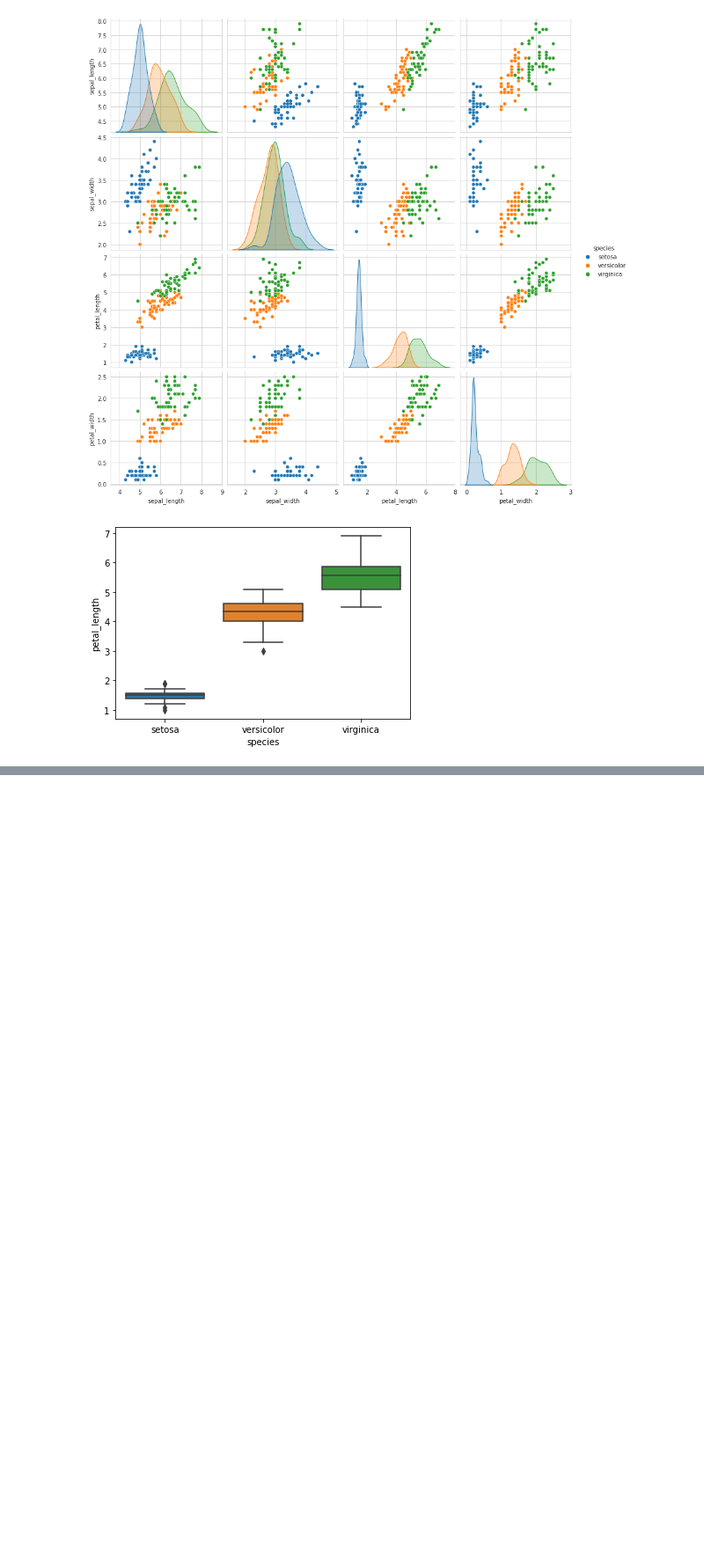
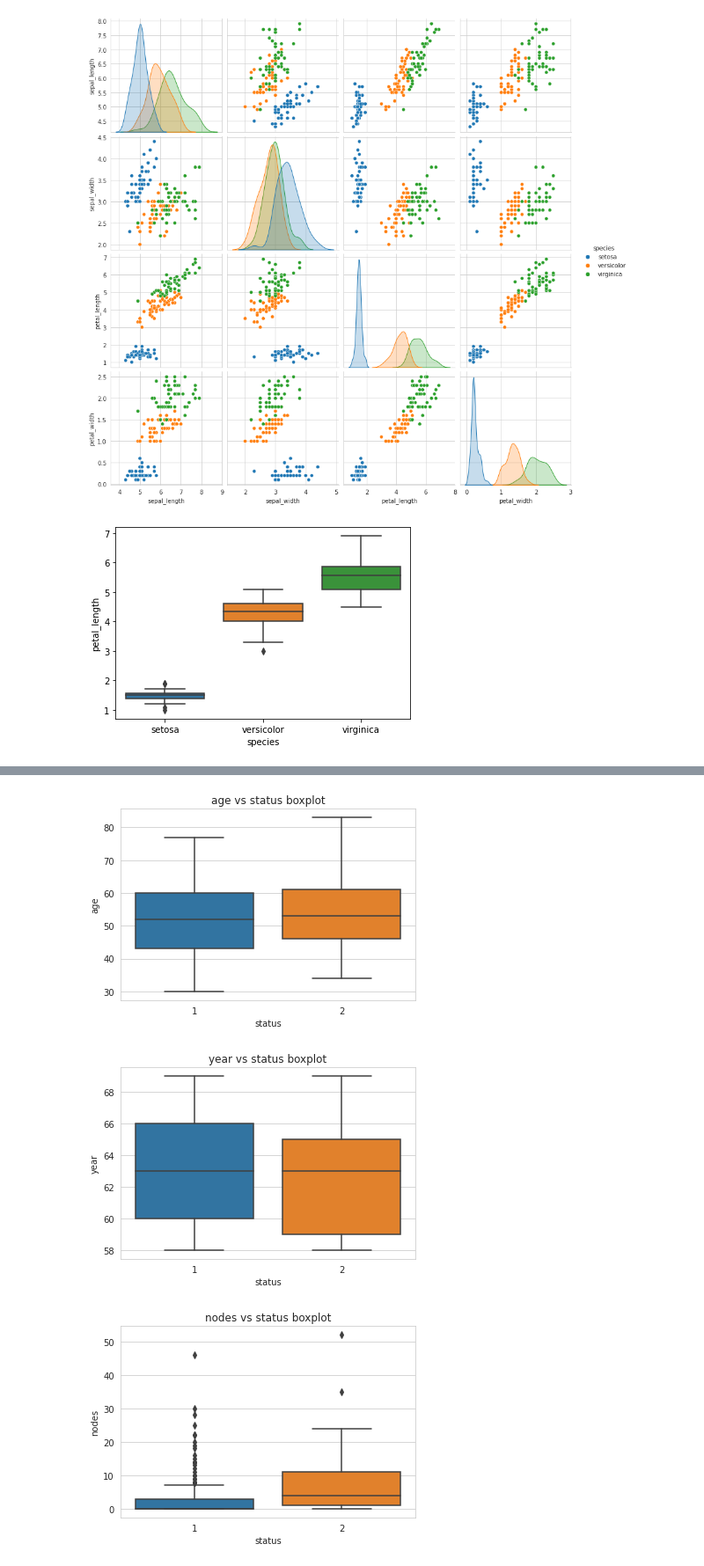
Before and after one commit to Yash621/Ml-dL-Assignments, a Jupyter notebook: Explorartory Data Analysis/iris.ipynb, the cells around one changed output, grey strips where cells are left out. Shown at 88% size. Saved outputs shown, nothing was run; the diff lists cells and outputs as text; code cells hidden in the pictures; blank space fills up the shorter version.

```diff
--- a/Explorartory Data Analysis/iris.ipynb
+++ b/Explorartory Data Analysis/iris.ipynb
@@ -92,0 +162,10 @@ df.columns=['']
+# %%
+for feature in features:
+    sns.boxplot(x=target,y=feature,data=data)
+    plot_title=feature+' vs '+target+' boxplot'
+    plt.title(plot_title)
+    plt.show()
+# %% [output]
+[figure, added]
+[figure, added]
+[figure, added]
```
Also changed, not shown: parts of 14 cells of this notebook, 1 other file.
